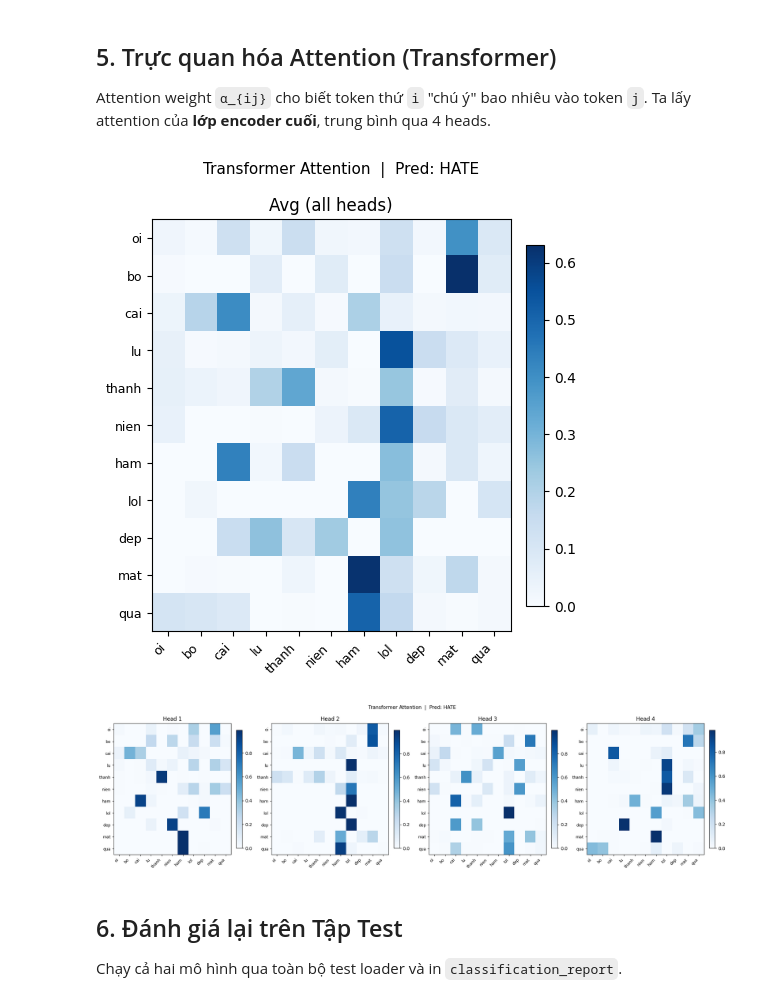
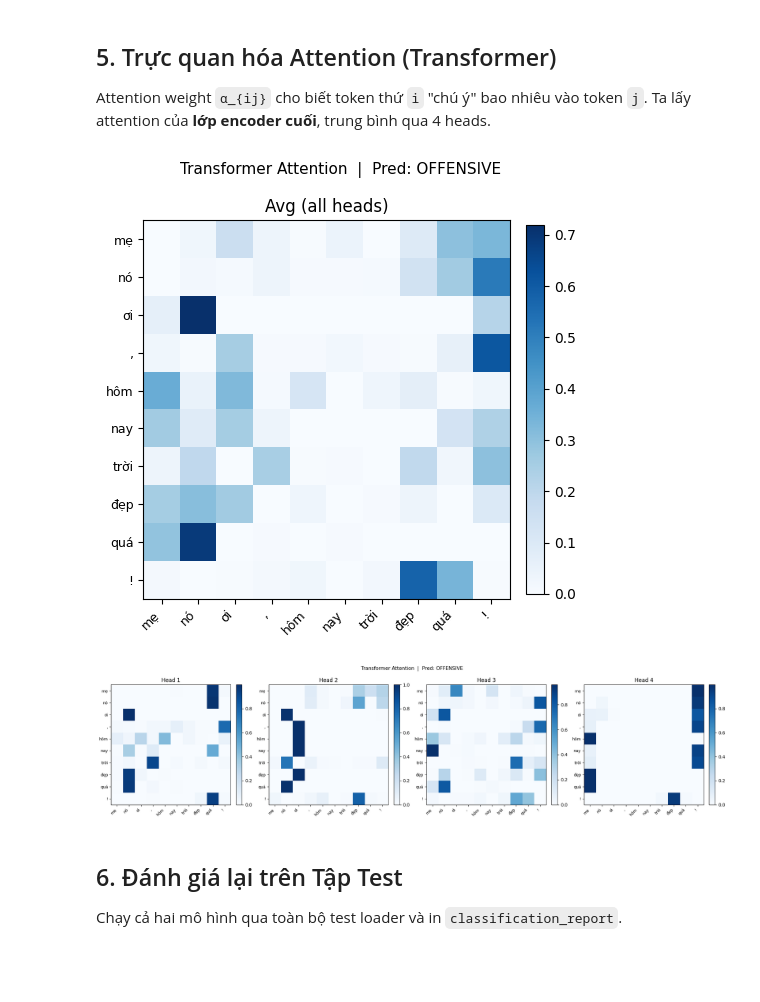
Before and after one commit to TranDat1114/compare-bilstm-transformer, a Jupyter notebook: inference_demo.ipynb, the cells around one changed output. Drawn from its saved outputs; the diff is of its cells as text; code cells hidden in the pictures; blank space fills up the shorter version.

```diff
--- a/inference_demo.ipynb
+++ b/inference_demo.ipynb
@@ -232,40 +232,40 @@ def plot_attention(text, head_avg=True):
 
     if head_avg:
         matrices = [attn.mean(axis=0)]
         titles   = ["Avg (all heads)"]
     else:
         matrices = list(attn)
         titles   = [f"Head {i+1}" for i in range(len(matrices))]
 
     n = len(matrices)
     fig, axes = plt.subplots(1, n, figsize=(5 * n, max(4, L * 0.4 + 1)))
     if n == 1:
         axes = [axes]
 
     for ax, mat, title in zip(axes, matrices, titles):
         im = ax.imshow(mat, cmap="Blues", aspect="auto", vmin=0)
         ax.set_xticks(range(L))
         ax.set_xticklabels(tokens, rotation=45, ha="right", fontsize=9)
         ax.set_yticks(range(L))
         ax.set_yticklabels(tokens, fontsize=9)
         ax.set_title(title)
         fig.colorbar(im, ax=ax, fraction=0.046, pad=0.04)
 
     fig.suptitle(f'Transformer Attention  |  Pred: {pred}', fontsize=11)
     plt.tight_layout()
     plt.show()
 
 
 # Thay bằng câu bất kỳ để xem attention
-ATTN_TEXT = "Oi bo cai lu thanh nien ham lol dep mat qua"
+ATTN_TEXT = "Mẹ nó ơi, hôm nay trời đẹp quá!"
 plot_attention(ATTN_TEXT, head_avg=True)
 # %% [output]
-[figure, old version]
+[figure, new version]
 # %%
 # Xem từng head riêng lẻ
 plot_attention(ATTN_TEXT, head_avg=False)
 # %% [output]
-[figure, old version]
+[figure, new version]
 # %% [markdown]
 ## 6. Đánh giá lại trên Tập Test
 
```
Also changed, not shown: parts of 1 cell of this notebook, 10 other files.
